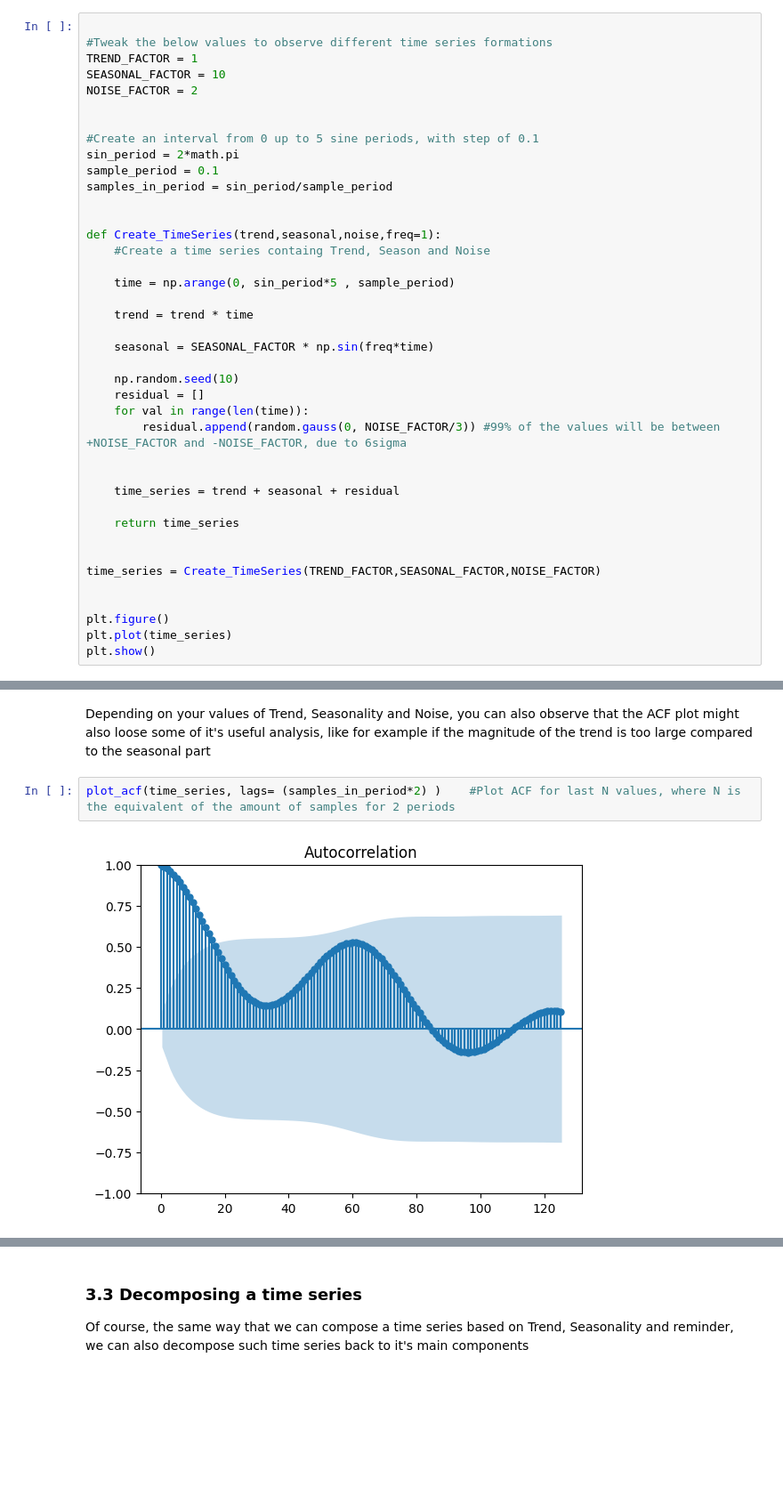
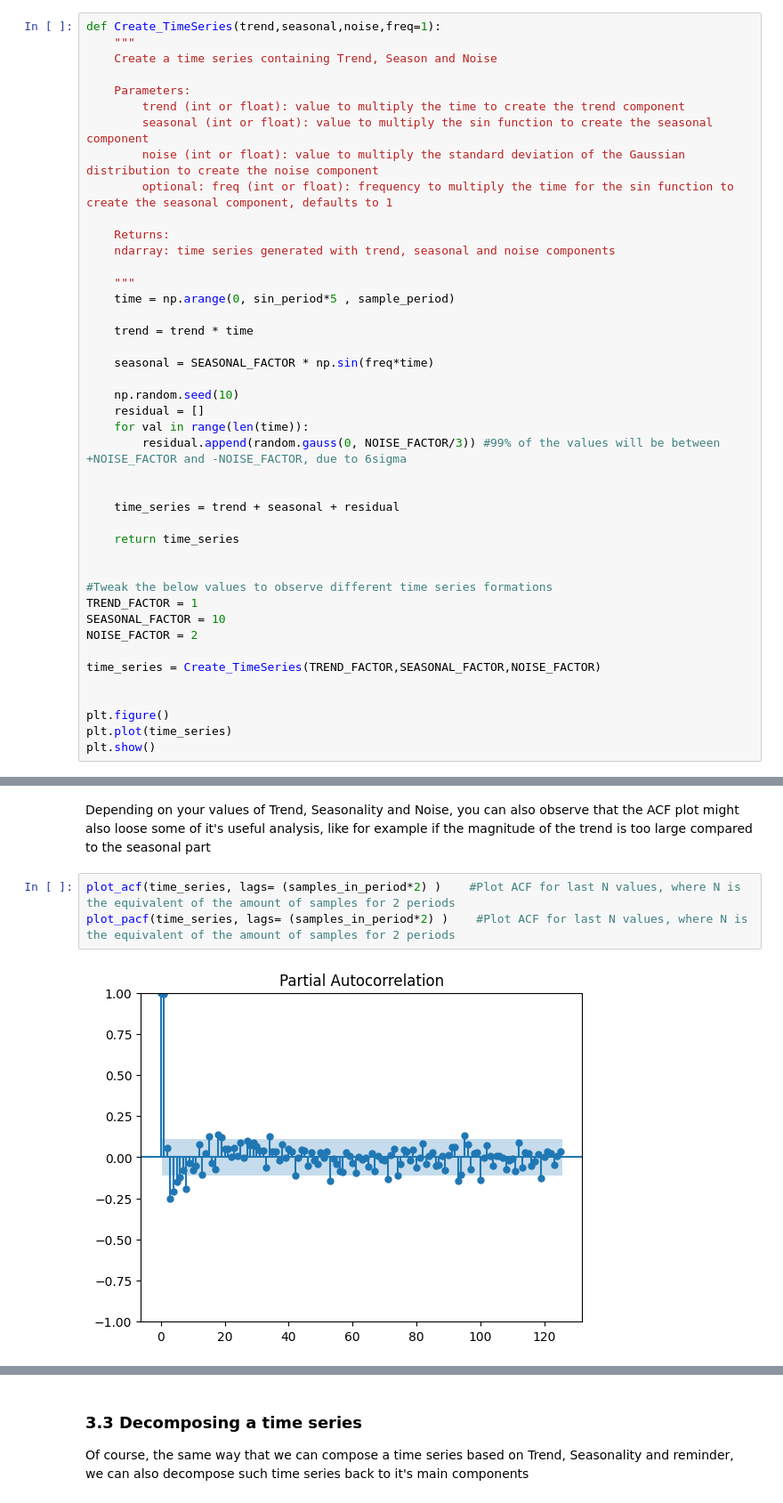
Before and after one commit to jonaseu/AppliedML-Refrigerator_Fault_Detection, a Jupyter notebook: Notebooks/Appendix A. Time Series Basic Analysis.ipynb, the cells around one changed output, grey strips where cells are left out. Shown at 89% size. Drawn from its saved outputs; the diff is of its cells as text; blank space fills up the shorter version.

```diff
--- a/Notebooks/Appendix A. Time Series Basic Analysis.ipynb
+++ b/Notebooks/Appendix A. Time Series Basic Analysis.ipynb
@@ -67,22 +72,20 @@ Of course, even a very simple line chart is a time series, as well as a simple s
 
 For better undestanding, it's recommended that you tweak TREND_FACTOR, SEASONAL_FACTOR, NOISE_FACTOR values to observe how the signal will look like
 # %%
+def Create_TimeSeries(trend,seasonal,noise,freq=1):
+    """
+    Create a time series containing Trend, Season and Noise
 
-#Tweak the below values to observe different time series formations
-TREND_FACTOR = 1
-SEASONAL_FACTOR = 10
-NOISE_FACTOR = 2
+    Parameters:
+        trend (int or float): value to multiply the time to create the trend component
+        seasonal (int or float): value to multiply the sin function to create the seasonal component
+        noise (int or float): value to multiply the standard deviation of the Gaussian distribution to create the noise component
+        optional: freq (int or float): frequency to multiply the time for the sin function to create the seasonal component, defaults to 1
 
+    Returns:
+    ndarray: time series generated with trend, seasonal and noise components
 
-#Create an interval from 0 up to 5 sine periods, with step of 0.1
-sin_period = 2*math.pi
-sample_period = 0.1
-samples_in_period = sin_period/sample_period
-
-
-def Create_TimeSeries(trend,seasonal,noise,freq=1):
-    #Create a time series containg Trend, Season and Noise
-
+    """
     time = np.arange(0, sin_period*5 , sample_period)
 
     trend = trend * time
@@ -100,6 +103,11 @@ def Create_TimeSeries(trend,seasonal,noise,freq=1):
     return time_series
 
 
+#Tweak the below values to observe different time series formations
+TREND_FACTOR = 1
+SEASONAL_FACTOR = 10
+NOISE_FACTOR = 2
+
 time_series = Create_TimeSeries(TREND_FACTOR,SEASONAL_FACTOR,NOISE_FACTOR)
 
 
@@ -153,6 +161,7 @@ plot_acf(multi_seasonal_signal, lags= (samples_in_period*2) )    #Plot ACF for l
 Depending on your values of Trend, Seasonality and Noise, you can also observe that the ACF plot might also loose some of it's useful analysis, like for example if the magnitude of the trend is too large compared to the seasonal part
 # %%
 plot_acf(time_series, lags= (samples_in_period*2) )    #Plot ACF for last N values, where N is the equivalent of the amount of samples for 2 periods
+plot_pacf(time_series, lags= (samples_in_period*2) )    #Plot ACF for last N values, where N is the equivalent of the amount of samples for 2 periods
 # %% [output]
-[figure, old version]
+[figure, new version]
 [figure]
```
Also changed, not shown: parts of 4 cells of this notebook, 5 other files.
